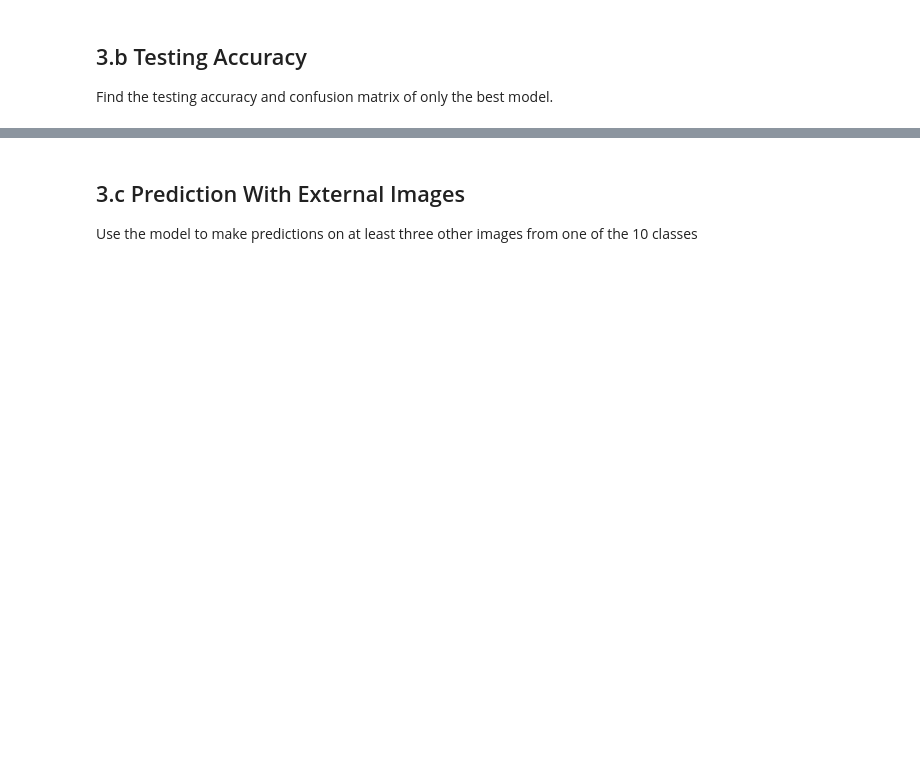
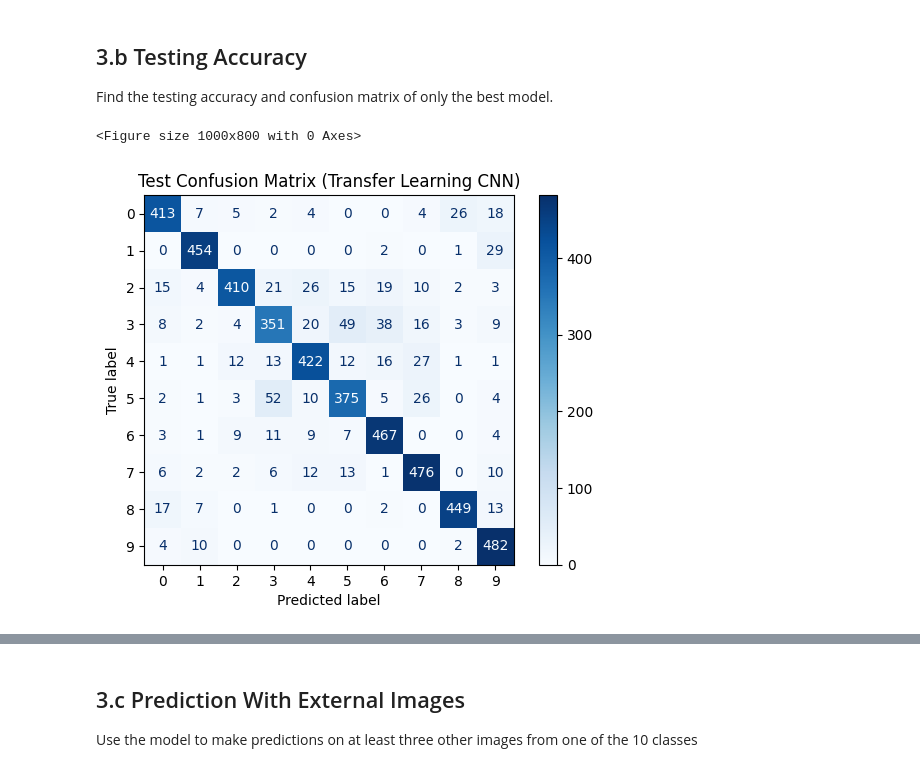
Before and after one commit to DanielMelo46/Neural_Networks_Assignment_1, a Jupyter notebook: assignment_3.ipynb, the cells around one changed output, grey strips where cells are left out. Saved outputs shown, nothing was run; the diff lists cells and outputs as text; code cells hidden in the pictures; blank space fills up the shorter version.

```diff
--- a/assignment_3.ipynb
+++ b/assignment_3.ipynb
@@ -369,3 +373,19 @@ plt.show()
 # %% [markdown]
 ## 3.b Testing Accuracy
 Find the testing accuracy and confusion matrix of only the best model.
+# %%
+y_true = label_test
+x_test = preprocess_input(features_test_resized.astype("float32"))
+y_prob = transfer_model.predict(x_test, batch_size=batch_size, verbose=0)
+y_pred = np.argmax(y_prob, axis=1) # Taking the highest probability class as the prediction
+
+cm = confusion_matrix(y_true, y_pred)
+
+plt.figure(figsize=(10, 8))
+disp = ConfusionMatrixDisplay(confusion_matrix=cm)
+disp.plot(cmap="Blues", values_format="d")
+plt.title("Test Confusion Matrix (Transfer Learning CNN)")
+plt.show()
+# %% [output]
+<Figure size 1000x800 with 0 Axes>
+[figure, added]
```
Also changed, not shown: parts of 5 cells of this notebook, 4 other files.
